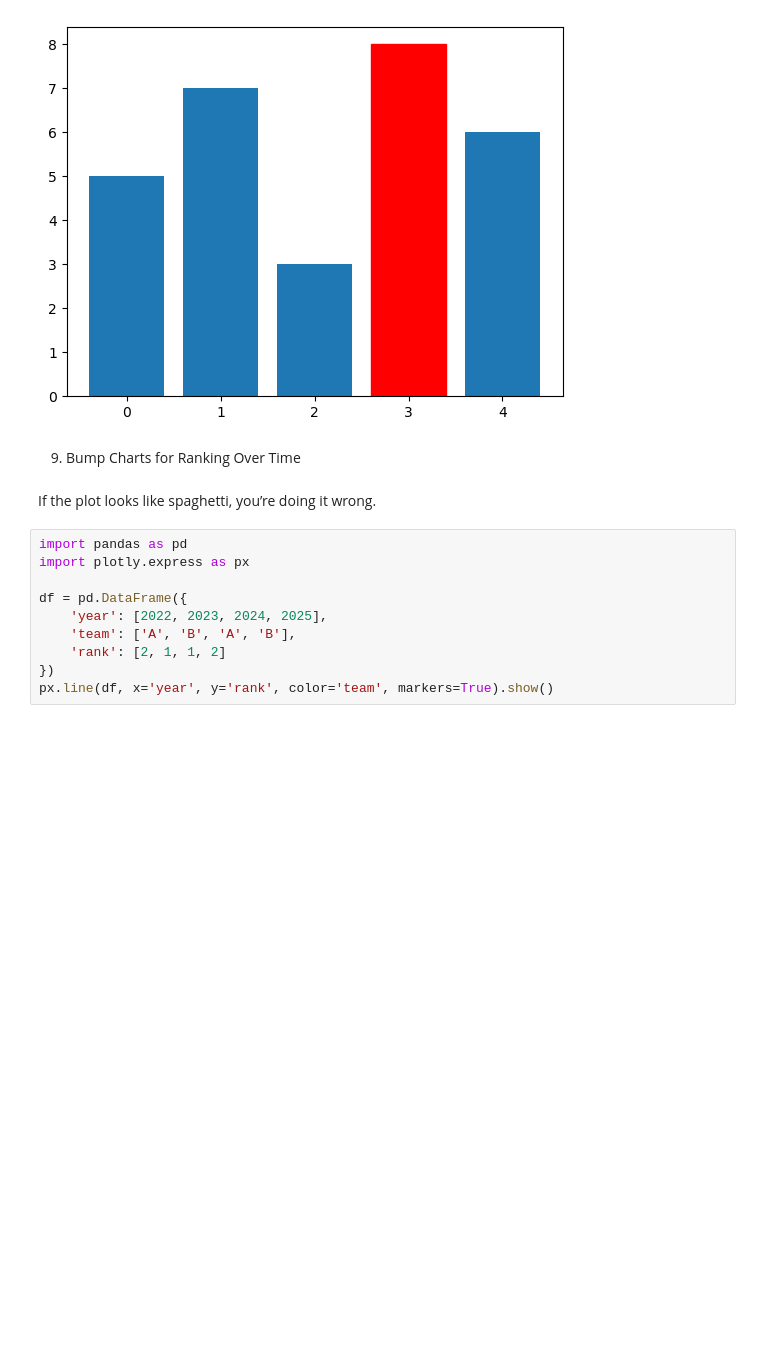
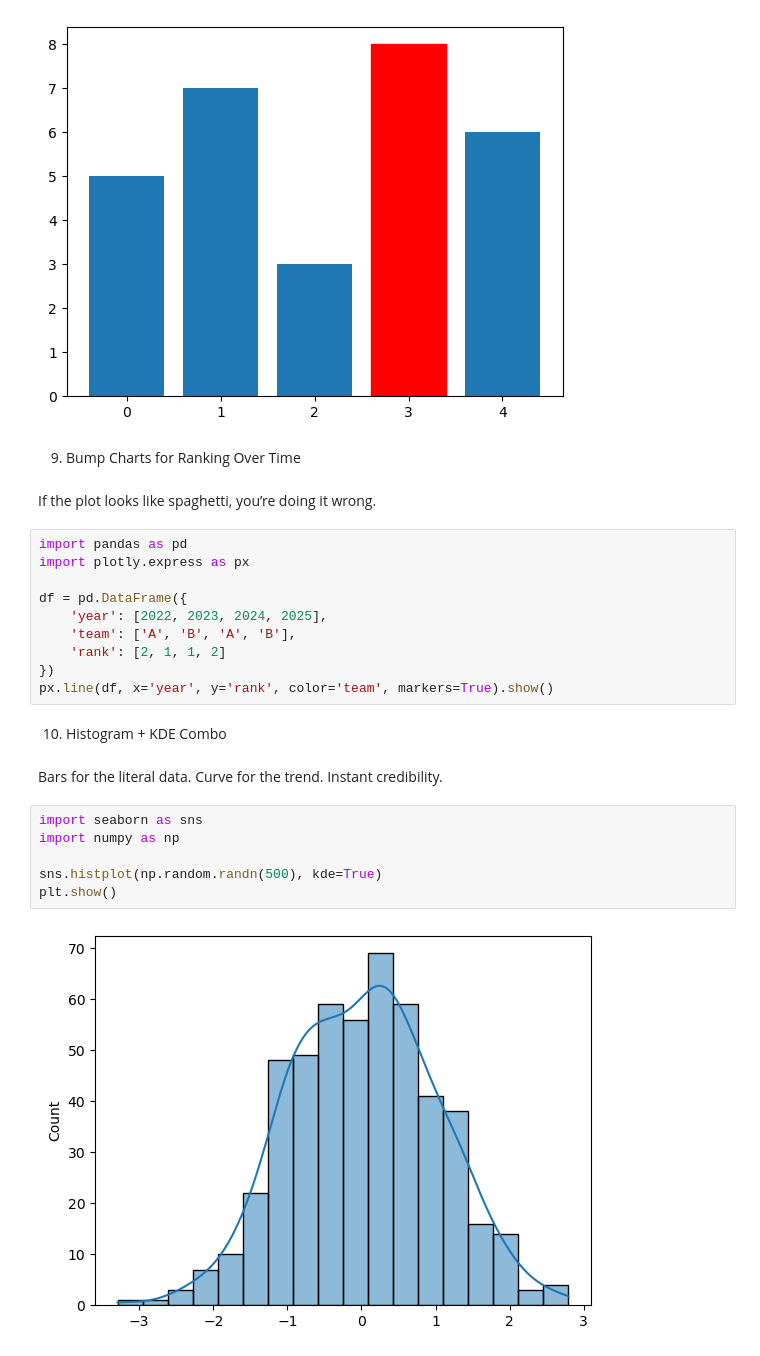
Before and after one commit to ARUNAGIRINATHAN-K/Unknown-1, a Jupyter notebook: Annotated Timelines.ipynb, the cells around one changed output. Saved outputs shown, nothing was run; the diff lists cells and outputs as text; blank space fills up the shorter version.

Commit message:
Histogram

```diff
--- a/Annotated Timelines.ipynb
+++ b/Annotated Timelines.ipynb
@@ -170,3 +170,16 @@ df = pd.DataFrame({
     'rank': [2, 1, 1, 2]
 })
 px.line(df, x='year', y='rank', color='team', markers=True).show()
+# %% [markdown]
+10. Histogram + KDE Combo
+# %% [markdown]
+
+Bars for the literal data. Curve for the trend. Instant credibility.
+# %%
+import seaborn as sns
+import numpy as np
+
+sns.histplot(np.random.randn(500), kde=True)
+plt.show()
+# %% [output]
+[figure, added]
```
